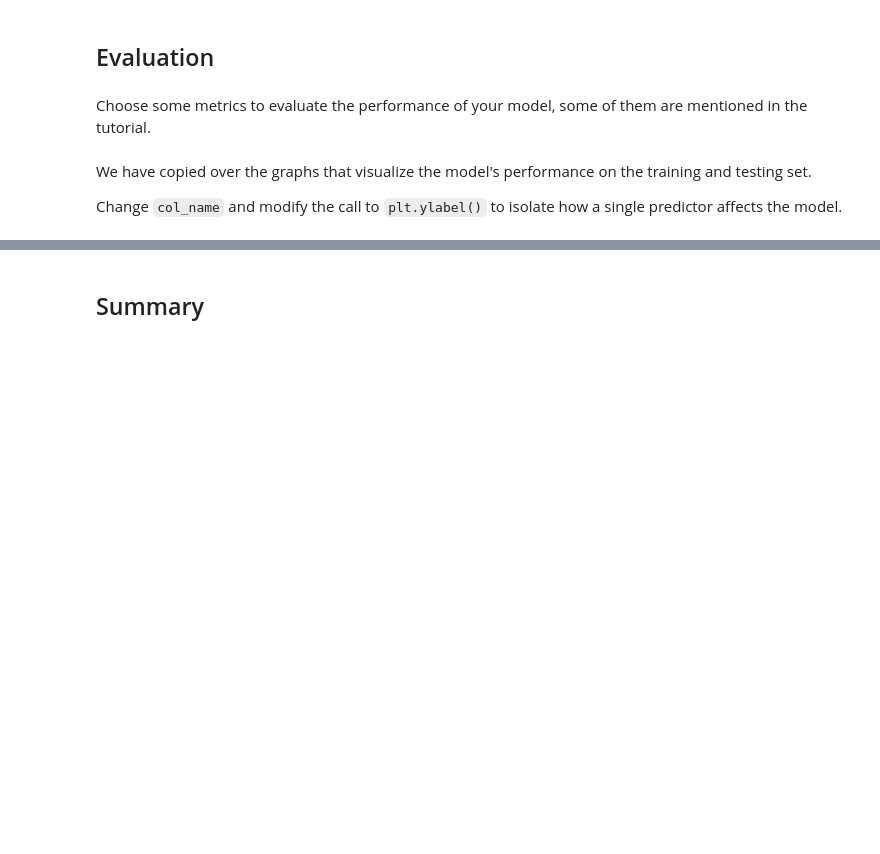
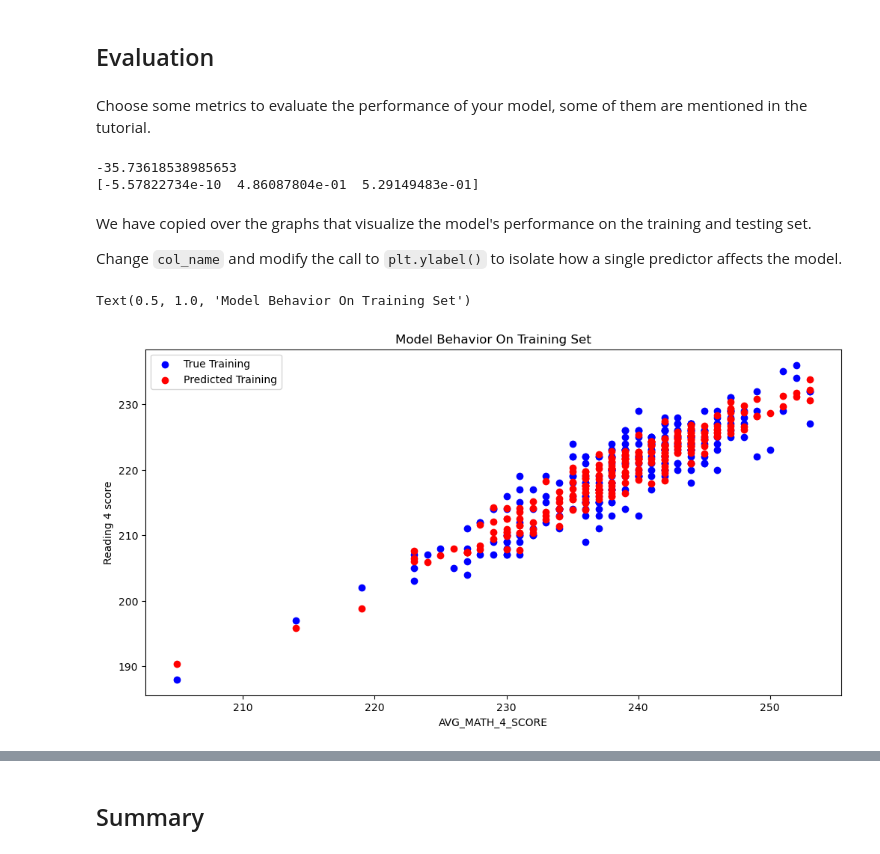
Before and after one commit to klonkem/MDST-Tutorial, a Jupyter notebook: tutorial1/checkpoint1.ipynb, the cells around one changed output, grey strips where cells are left out. Drawn from its saved outputs; the diff is of its cells as text; code cells hidden in the pictures; blank space fills up the shorter version.

```diff
--- a/tutorial1/checkpoint1.ipynb
+++ b/tutorial1/checkpoint1.ipynb
@@ -86,6 +196,11 @@ from sklearn.model_selection import train_test_split
+# %%
+X = df[['STATE_REVENUE','AVG_MATH_4_SCORE','AVG_READING_8_SCORE']].dropna()
+y = df.loc[X.index]['AVG_READING_4_SCORE']
 # %%
 # X_train, X_test, y_train, y_test = train_test_split(
 #      X, y, test_size=, random_state=42)
+y.fillna(y.median(), inplace=True)
+X_train, X_test, y_train, y_test = train_test_split(X, y, test_size=.3, random_state=0)
 # %% [markdown]
 <h2> Prediction </h2>
 # %% [markdown]
@@ -95,5 +211,5 @@ ML Models [Resource](https://medium.com/@vijaya.beeravalli/comparison-of-machine
 # %%
 # create your model here
-# model =
+model = LinearRegression()
 # %%
 model.fit(X_train, y_train)
@@ -103,19 +221,28 @@ y_pred = model.predict(X_test)
 ## Evaluation
 # %% [markdown]
 Choose some metrics to evaluate the performance of your model, some of them are mentioned in the tutorial.
+# %%
+print(model.intercept_)
+print(model.coef_)
+# %% [output]
+-35.73618538985653
+[-5.57822734e-10  4.86087804e-01  5.29149483e-01]
 # %% [markdown]
 We have copied over the graphs that visualize the model's performance on the training and testing set.
 
 Change `col_name` and modify the call to `plt.ylabel()` to isolate how a single predictor affects the model.
 # %%
-# col_name = 'COLUMN NAME OF ONE PREDICTOR'
+col_name = 'AVG_MATH_4_SCORE'
 
-# f = plt.figure(figsize=(12,6))
-# plt.scatter(X_train[col_name], y_train, color = "red")
-# plt.scatter(X_train[col_name], model.predict(X_train), color = "green")
+f = plt.figure(figsize=(12,6))
+plt.scatter(X_train[col_name], y_train, color = "blue")
+plt.scatter(X_train[col_name], model.predict(X_train), color = "red")
 
-# plt.legend(['True Training','Predicted Training'])
-# plt.xlabel(col_name)
-# plt.ylabel('NAME OF THE PREDICTOR')
-# plt.title("Model Behavior On Training Set")
+plt.legend(['True Training','Predicted Training'])
+plt.xlabel(col_name)
+plt.ylabel('Reading 4 score')
+plt.title("Model Behavior On Training Set")
+# %% [output]
+Text(0.5, 1.0, 'Model Behavior On Training Set')
+[figure, added]
 # %%
```
Also changed, not shown: parts of 23 cells of this notebook, 2 other files.
